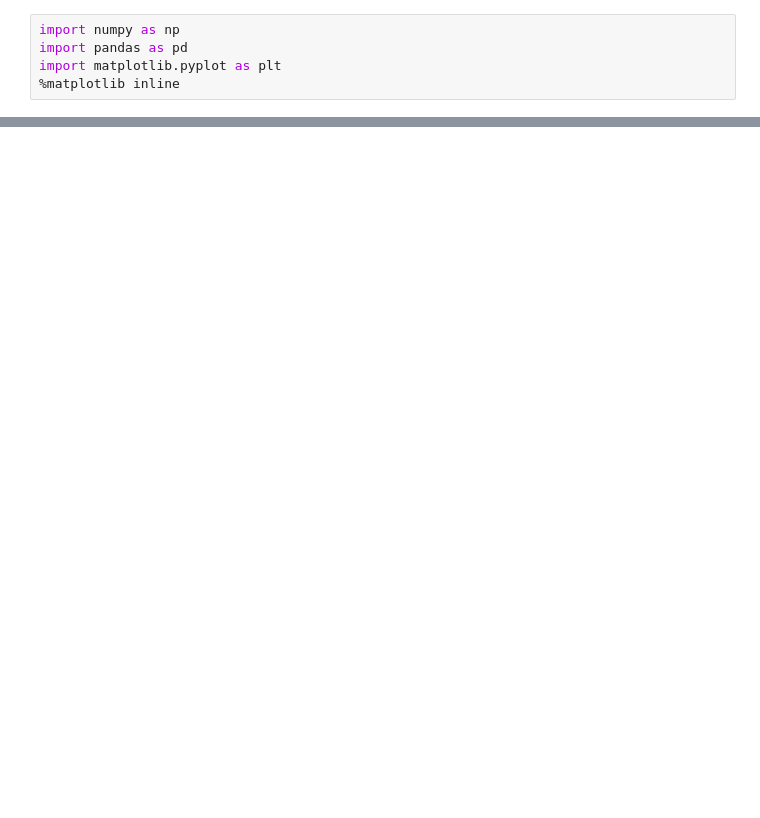
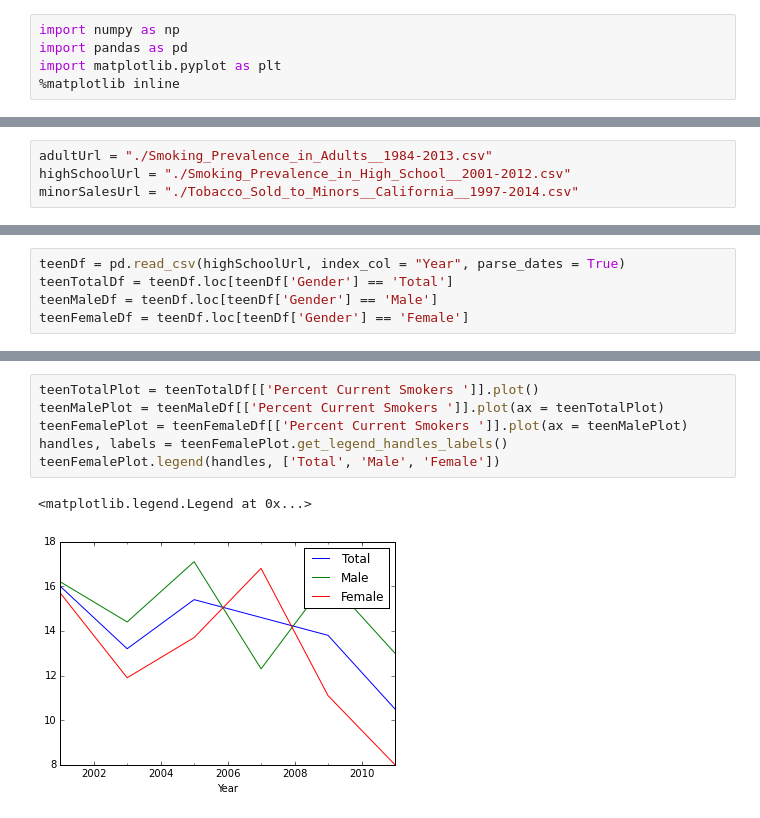
Before and after one commit to jrobison93/SSE691-Python-Project-2, a Jupyter notebook: Project 2.ipynb, the cells around one changed output, grey strips where cells are left out. Cells and saved outputs as stored; diff of their text form; blank space fills up the shorter version.

Commit message:
Updated the notebook to include information on high school smokers and sale to minors.

```diff
--- a/Project 2.ipynb
+++ b/Project 2.ipynb
@@ -7,0 +6,4 @@ url = "./Smoking_Prevalence_in_Adults__1984-2013.csv"
+# %%
+adultUrl = "./Smoking_Prevalence_in_Adults__1984-2013.csv"
+highSchoolUrl = "./Smoking_Prevalence_in_High_School__2001-2012.csv"
+minorSalesUrl = "./Tobacco_Sold_to_Minors__California__1997-2014.csv"
@@ -7,0 +60,5 @@ url = "./Smoking_Prevalence_in_Adults__1984-2013.csv"
+# %%
+teenDf = pd.read_csv(highSchoolUrl, index_col = "Year", parse_dates = True)
+teenTotalDf = teenDf.loc[teenDf['Gender'] == 'Total']
+teenMaleDf = teenDf.loc[teenDf['Gender'] == 'Male']
+teenFemaleDf = teenDf.loc[teenDf['Gender'] == 'Female']
@@ -8 +101,10 @@ url = "./Smoking_Prevalence_in_Adults__1984-2013.csv"
+# %%
+teenTotalPlot = teenTotalDf[['Percent Current Smokers ']].plot()
+teenMalePlot = teenMaleDf[['Percent Current Smokers ']].plot(ax = teenTotalPlot)
+teenFemalePlot = teenFemaleDf[['Percent Current Smokers ']].plot(ax = teenMalePlot)
+handles, labels = teenFemalePlot.get_legend_handles_labels()
+teenFemalePlot.legend(handles, ['Total', 'Male', 'Female'])
+# %% [output]
+<matplotlib.legend.Legend at 0x...>
+[figure, added]
 # %%
```
Also changed, not shown: parts of 14 cells of this notebook, 2 other files.
